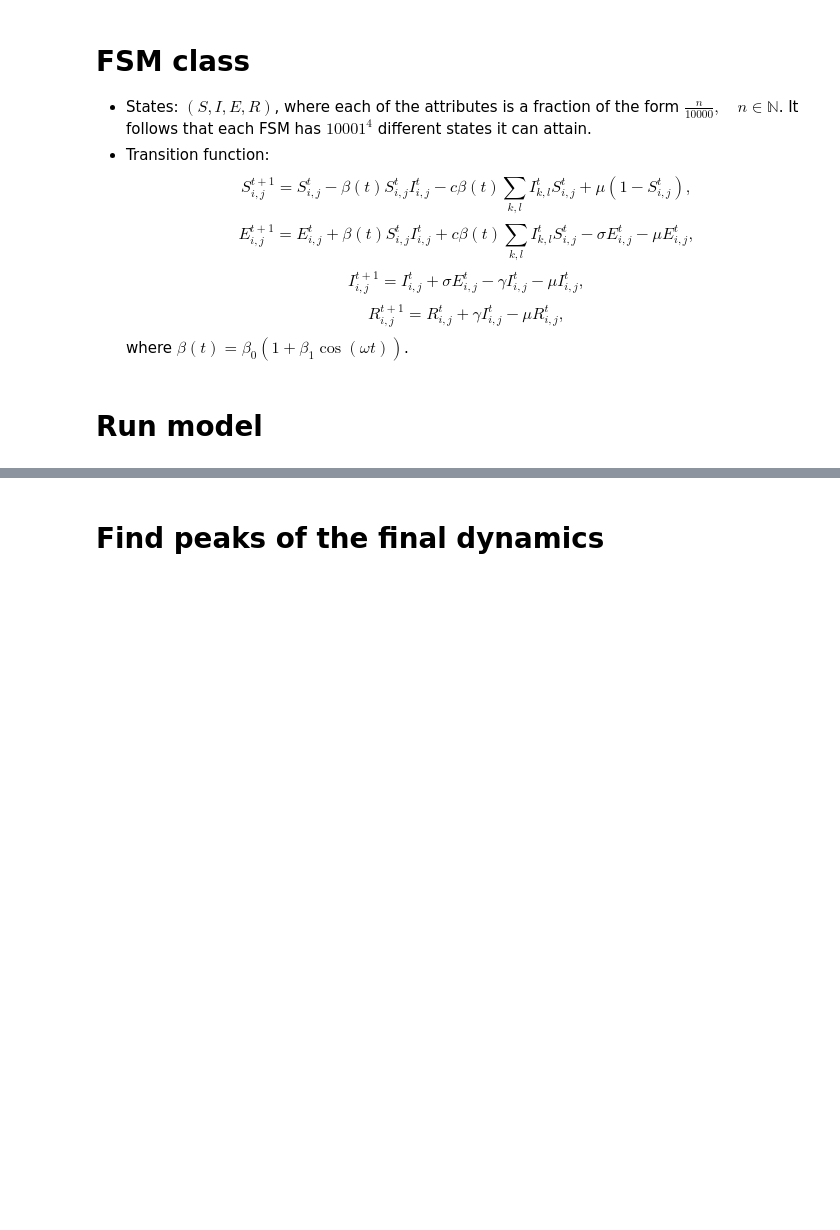
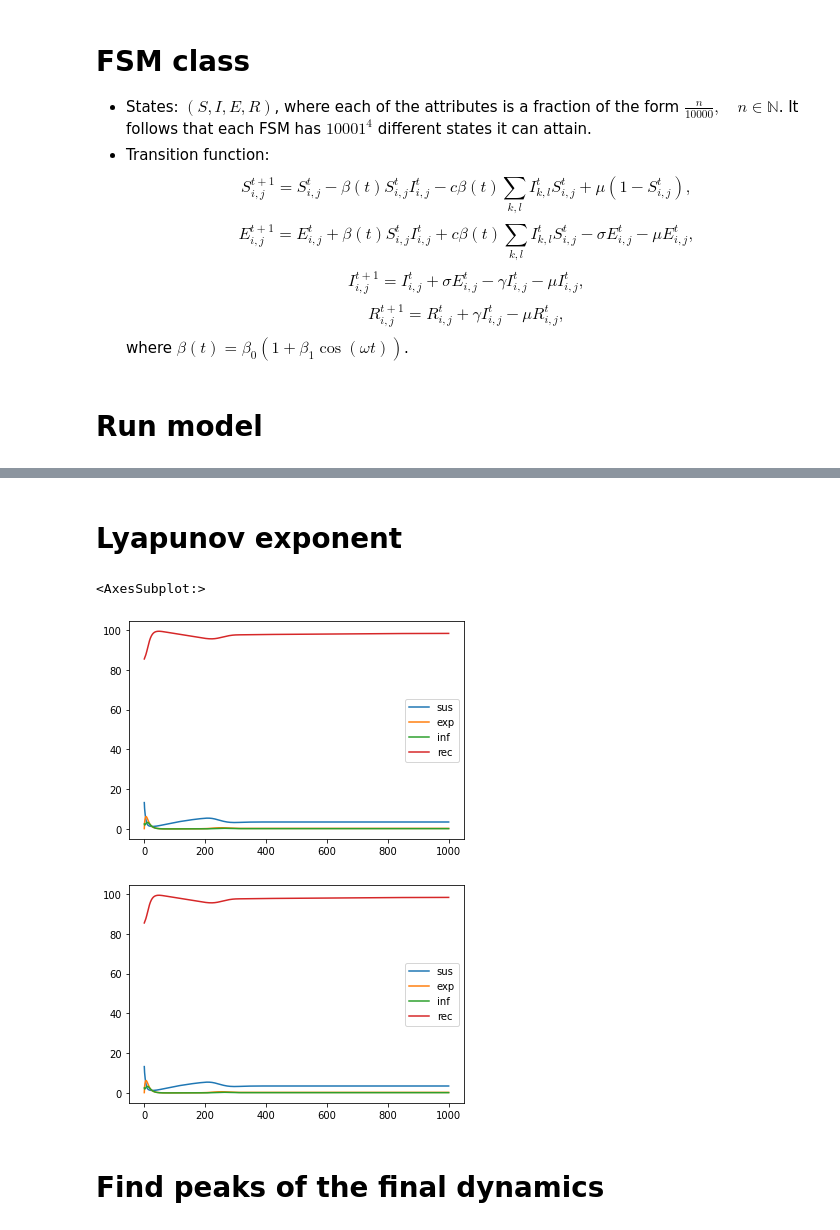
Before and after one commit to zzammuel/CSS, a Jupyter notebook: SEIR.ipynb, the cells around one changed output, grey strips where cells are left out. Cells and saved outputs as stored; diff of their text form; code cells hidden in the pictures; blank space fills up the shorter version.

Commit message:
option to set initial conditions manually
initial conditions can now be set manually so that some epsilon can be added and be compared to

```diff
--- a/SEIR.ipynb
+++ b/SEIR.ipynb
@@ -196,3 +219,37 @@ df['inf'].plot()
+# %% [markdown]
+# Lyapunov exponent
+# %%
+eps = 0.0001 # amount of peturbation
+height = 10
+width = 10
+mu = 0.0005  # Birth rate
+sig = 1/8  # Rate of delay
+gam = 1/5   # Rate of recovery
+c = 1/2     # Connection factor between FSM
+b0 = 1   # Rate of infection
+b1 = .005   # Amplitude of seasonality of infection
+
+model = CellularAutomaton(
+        height = height, width = width, mu = mu, sig = sig, gam = gam, c= c, b0 = b0, b1 = b1,
+        manual_init = False, init_coords = [(5, 5)], init_states = [(0.8, 0, 0.2, 0)]
+)
+
+model_eps = CellularAutomaton(
+        height = height, width = width, mu = mu, sig = sig, gam = gam, c= c, b0 = b0, b1 = b1,
+        manual_init = False, init_coords = [(5, 5)], init_states = [(0.8-eps, 0, 0.2+eps, 0)] )
+
+model.run(1000)
+model_eps.run(1000)
+
+df = model.datacollector.get_model_vars_dataframe()
+df_eps = model_eps.datacollector.get_model_vars_dataframe()
+
+df.plot()
+df_eps.plot()
+# %% [output]
+<AxesSubplot:>
+[figure, added]
+[figure, added]
 # %% [markdown]
 # Find peaks of the final dynamics
 # %%
```
Also changed, not shown: parts of 11 cells of this notebook.
